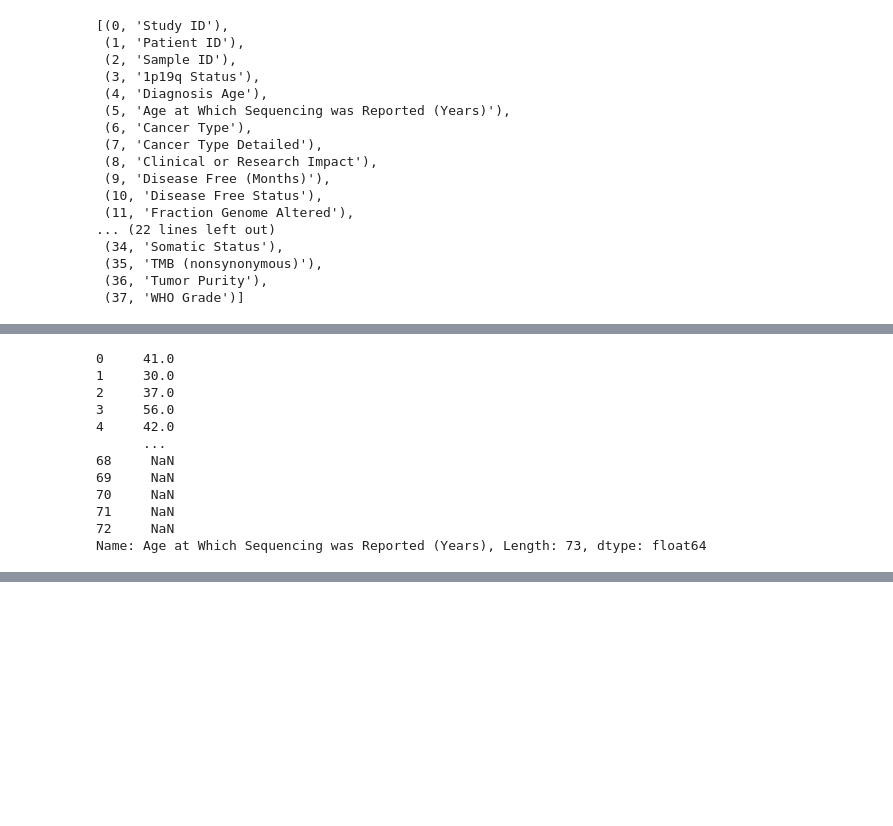
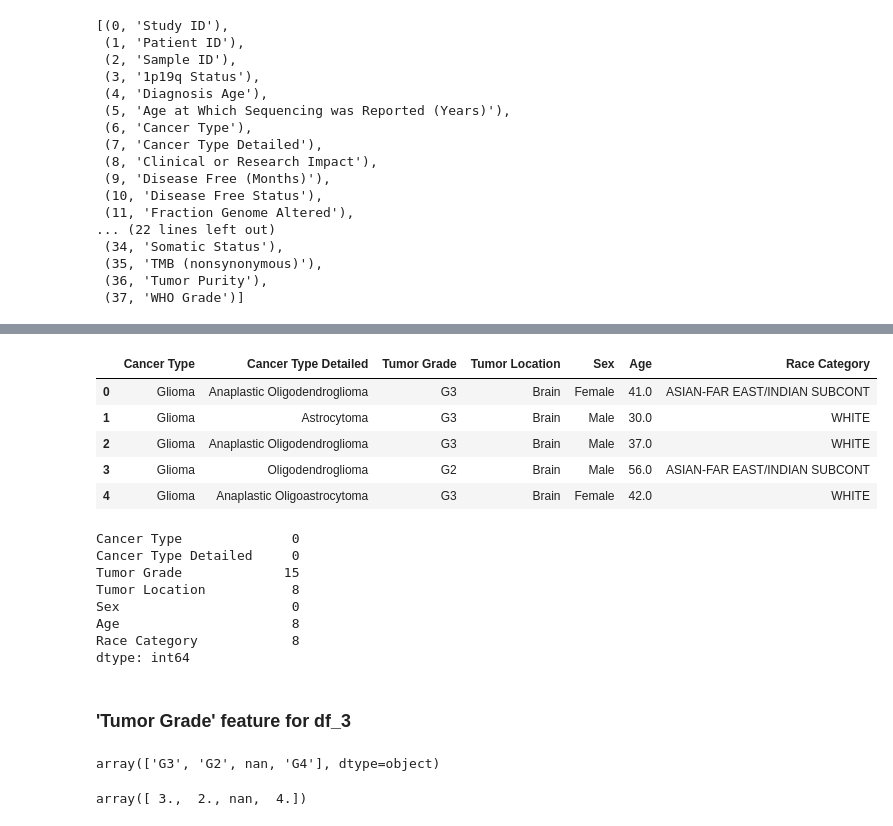
Before and after one commit to NoahNoahCS/Brain-Tumor-ID, a Jupyter notebook: notebooks_data_patients/Patient Data DF.ipynb, the cells around one changed output, grey strips where cells are left out. Cells and saved outputs as stored; diff of their text form; code cells hidden in the pictures; blank space fills up the shorter version.

```diff
--- a/notebooks_data_patients/Patient Data DF.ipynb
+++ b/notebooks_data_patients/Patient Data DF.ipynb
@@ -160,20 +167,7 @@ Name: WHO Grade, Length: 73, dtype: object
-# %%
-glioma_df3['Age at Which Sequencing was Reported (Years)']
-# %% [output]
-0     41.0
-1     30.0
-2     37.0
-3     56.0
-4     42.0
-      ...
-68     NaN
-69     NaN
-70     NaN
-71     NaN
-72     NaN
-Name: Age at Which Sequencing was Reported (Years), Length: 73, dtype: float64
 # %%
-df_3 = glioma_df3.iloc[: , [6, 7, 37, 25, 33, 5, 28]]
+# Extract the desired features from the third data frame
+
+df_3 = glioma_df3.iloc[: , [6, 7, 37, 25, 33, 5, 28]].copy()
 df_3.head()
 # %% [output]
 |  | Cancer Type | Cancer Type Detailed | WHO Grade | Primary Tumor Site | Sex | Age at Which Sequencing was Repor... | ... |
@@ -184,3 +178,42 @@ df_3.head()
 | 4 | Glioma | Anaplastic Oligoastrocytoma | G3 | Brain | Female | 42.0 | ... |
 # %%
 # Adjust the feature names to match primary df
+
+df_3.rename(columns={'WHO Grade':'Tumor Grade','Primary Tumor Site':'Tumor Location','Age at Which Sequencing was Reported (Years)':'Age'}, inplace=True)
+df_3.head()
+# %% [output]
+|  | Cancer Type | Cancer Type Detailed | Tumor Grade | Tumor Location | Sex | Age | Race Category |
+| 0 | Glioma | Anaplastic Oligodendroglioma | G3 | Brain | Female | 41.0 | ASIAN-FAR EAST/INDIAN SUBCONT |
+| 1 | Glioma | Astrocytoma | G3 | Brain | Male | 30.0 | WHITE |
+| 2 | Glioma | Anaplastic Oligodendroglioma | G3 | Brain | Male | 37.0 | WHITE |
+| 3 | Glioma | Oligodendroglioma | G2 | Brain | Male | 56.0 | ASIAN-FAR EAST/INDIAN SUBCONT |
+| 4 | Glioma | Anaplastic Oligoastrocytoma | G3 | Brain | Female | 42.0 | WHITE |
+# %%
+# Count null values for all features in the data frame
+df_3.isnull().sum()
+# %% [output]
+Cancer Type              0
+Cancer Type Detailed     0
+Tumor Grade             15
+Tumor Location           8
+Sex                      0
+Age                      8
+Race Category            8
+dtype: int64
+# %% [markdown]
+### 'Tumor Grade' feature for df_3
+# %%
+# Determine the unique values of the Tumor Grade feature
+df_3['Tumor Grade'].unique()
+# %% [output]
+array(['G3', 'G2', nan, 'G4'], dtype=object)
+# %%
+# Edit the values of the Tumor Grade feature to match the values in the primary df
+df_3['Tumor Grade'] = df_3['Tumor Grade'].replace('G2', 2)
+df_3['Tumor Grade'] = df_3['Tumor Grade'].replace('G3', 3)
+df_3['Tumor Grade'] = df_3['Tumor Grade'].replace('G4', 4)
+
+# Check to see if the edits were successful
+df_3['Tumor Grade'].unique()
+# %% [output]
+array([ 3.,  2., nan,  4.])
```
Also changed, not shown: parts of 17 cells of this notebook, 3 other files.
